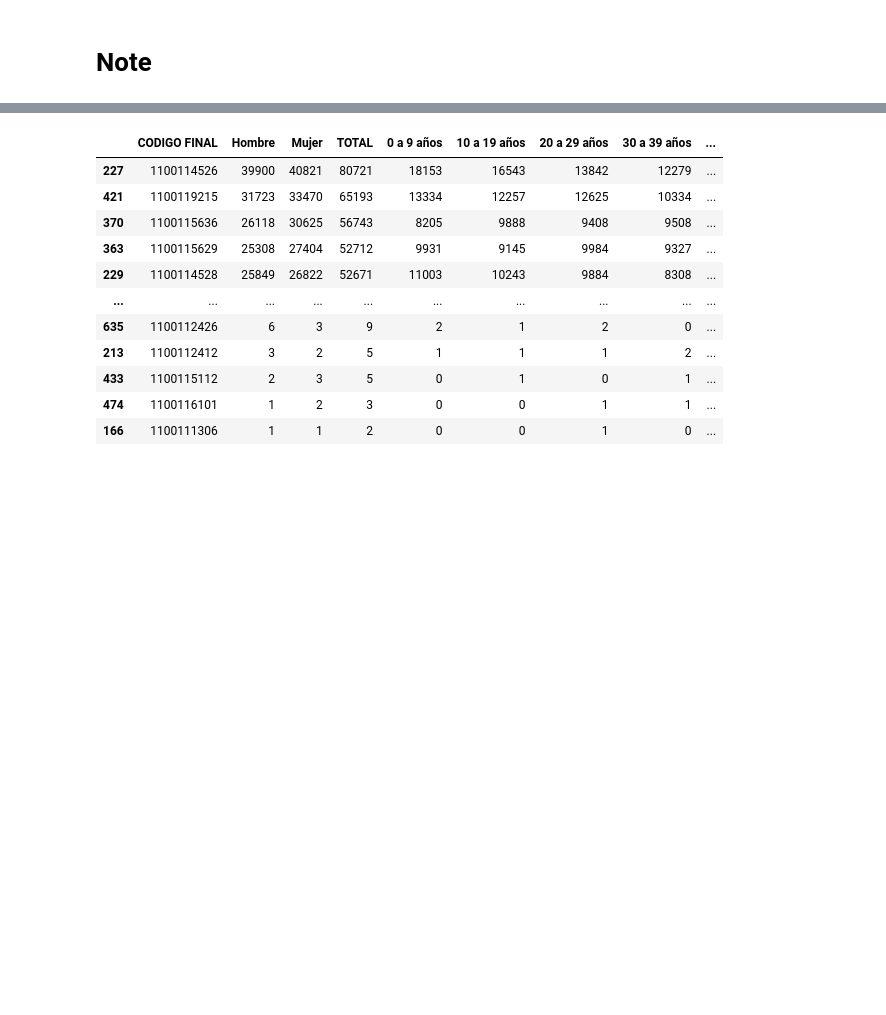
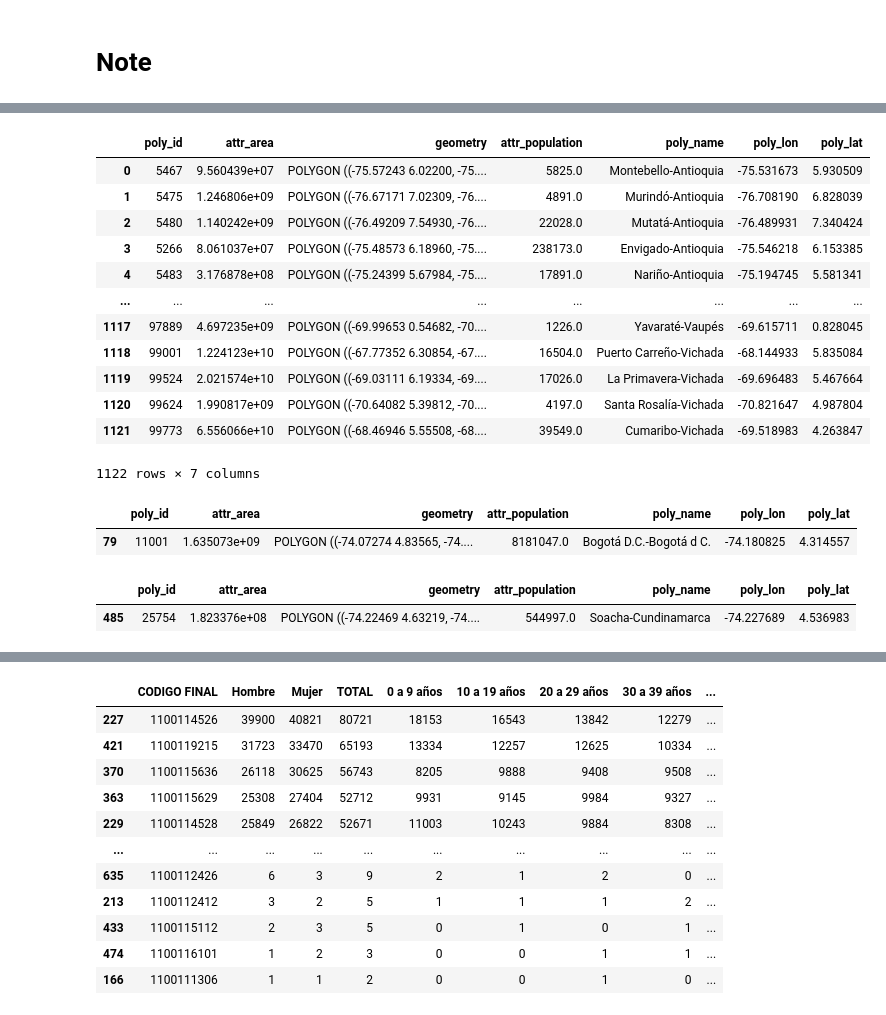
Before and after one commit to Data-Lama/covid_geoinsights_pipeline, a Jupyter notebook: notes/Notes.ipynb, the cells around one changed output, grey strips where cells are left out. Cells and saved outputs as stored; diff of their text form; code cells hidden in the pictures; blank space fills up the shorter version.

```diff
--- a/notes/Notes.ipynb
+++ b/notes/Notes.ipynb
@@ -62,0 +77,30 @@ km_constant = 110.567
+# %%
+# Extracts the center
+polygons_final['poly_lon'] = polygons_final.geometry.centroid.to_crs('epsg:4326').x
+polygons_final['poly_lat'] = polygons_final.geometry.centroid.to_crs('epsg:4326').y
+
+# Adjusts geometry  to latiude and longitud
+polygons_final = polygons_final.to_crs('epsg:4326')
+
+# Converts to string
+polygons_final['poly_id'] = polygons_final['poly_id'].astype(str)
+
+# Manually adjusts adjusts Bogota
+polygons_final.loc[polygons_final.poly_id == '11001', 'poly_lon'] = -74.0939301
+polygons_final.loc[polygons_final.poly_id == '11001', 'poly_lat'] = 4.6576632
+
+polygons_final
+# %% [output]
+|  | poly_id | attr_area | geometry | attr_population | poly_name | poly_lon | poly_lat |
+| 0 | 5467 | 9.560439e+07 | POLYGON ((-75.57243 6.02200, -75.... | 5825.0 | Montebello-Antioquia | -75.531673 | 5.930509 |
+| 1 | 5475 | 1.246806e+09 | POLYGON ((-76.67171 7.02309, -76.... | 4891.0 | Murindó-Antioquia | -76.708190 | 6.828039 |
+| 2 | 5480 | 1.140242e+09 | POLYGON ((-76.49209 7.54930, -76.... | 22028.0 | Mutatá-Antioquia | -76.489931 | 7.340424 |
+| 3 | 5266 | 8.061037e+07 | POLYGON ((-75.48573 6.18960, -75.... | 238173.0 | Envigado-Antioquia | -75.546218 | 6.153385 |
+| 4 | 5483 | 3.176878e+08 | POLYGON ((-75.24399 5.67984, -75.... | 17891.0 | Nariño-Antioquia | -75.194745 | 5.581341 |
+| ... | ... | ... | ... | ... | ... | ... | ... |
+| 1117 | 97889 | 4.697235e+09 | POLYGON ((-69.99653 0.54682, -70.... | 1226.0 | Yavaraté-Vaupés | -69.615711 | 0.828045 |
+| 1118 | 99001 | 1.224123e+10 | POLYGON ((-67.77352 6.30854, -67.... | 16504.0 | Puerto Carreño-Vichada | -68.144933 | 5.835084 |
+| 1119 | 99524 | 2.021574e+10 | POLYGON ((-69.03111 6.19334, -69.... | 17026.0 | La Primavera-Vichada | -69.696483 | 5.467664 |
+| 1120 | 99624 | 1.990817e+09 | POLYGON ((-70.64082 5.39812, -70.... | 4197.0 | Santa Rosalía-Vichada | -70.821647 | 4.987804 |
+| 1121 | 99773 | 6.556066e+10 | POLYGON ((-68.46946 5.55508, -68.... | 39549.0 | Cumaribo-Vichada | -69.518983 | 4.263847 |
+1122 rows × 7 columns
@@ -62,0 +109,10 @@ km_constant = 110.567
+# %%
+polygons_final[polygons_final.poly_name.apply(lambda s: 'Bog' in s)]
+# %% [output]
+|  | poly_id | attr_area | geometry | attr_population | poly_name | poly_lon | poly_lat |
+| 79 | 11001 | 1.635073e+09 | POLYGON ((-74.07274 4.83565, -74.... | 8181047.0 | Bogotá D.C.-Bogotá d C. | -74.180825 | 4.314557 |
+# %%
+polygons_final[polygons_final.poly_name.apply(lambda s: 'Soacha' in s)]
+# %% [output]
+|  | poly_id | attr_area | geometry | attr_population | poly_name | poly_lon | poly_lat |
+| 485 | 25754 | 1.823376e+08 | POLYGON ((-74.22469 4.63219, -74.... | 544997.0 | Soacha-Cundinamarca | -74.227689 | 4.536983 |
```
Also changed, not shown: parts of 9 cells of this notebook, 3 other files.
